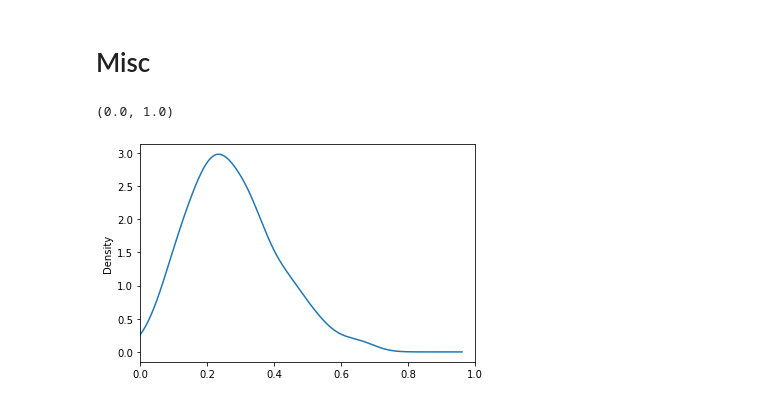
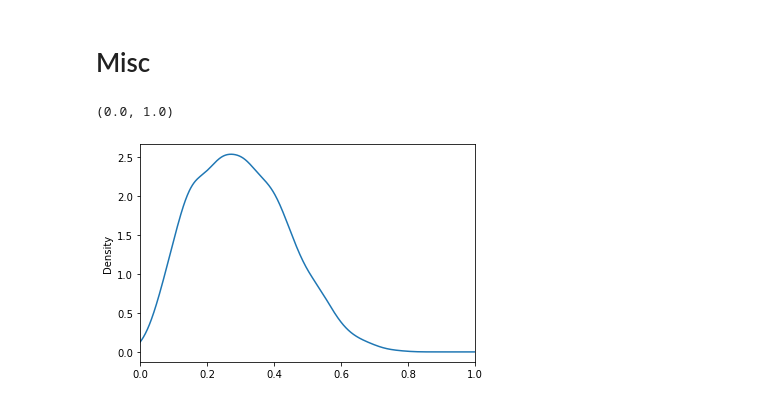
Before and after one commit to horaceg/uncover, a Jupyter notebook: working/seir_numpyro.ipynb, the cells around one changed output. Cells and saved outputs as stored; diff of their text form; code cells hidden in the pictures.

```diff
--- a/working/seir_numpyro.ipynb
+++ b/working/seir_numpyro.ipynb
@@ -416,9 +590,9 @@ plot_hcd(res_fake, hosp_indexed)
 # Misc
 # %%
 beta = dist.Beta(*reparametrize_beta(0.3, 10))
-beta_samples = beta.sample(PRNGKey(0), (100,))
+beta_samples = beta.sample(PRNGKey(0), (1000,))
 pd.DataFrame({'samples': beta_samples}).samples.astype(float).plot.kde()
 plt.xlim(0, 1)
 # %% [output]
 (0.0, 1.0)
-[figure, old version]
+[figure, new version]
```
Also changed, not shown: parts of 30 cells of this notebook, 1 other file.
